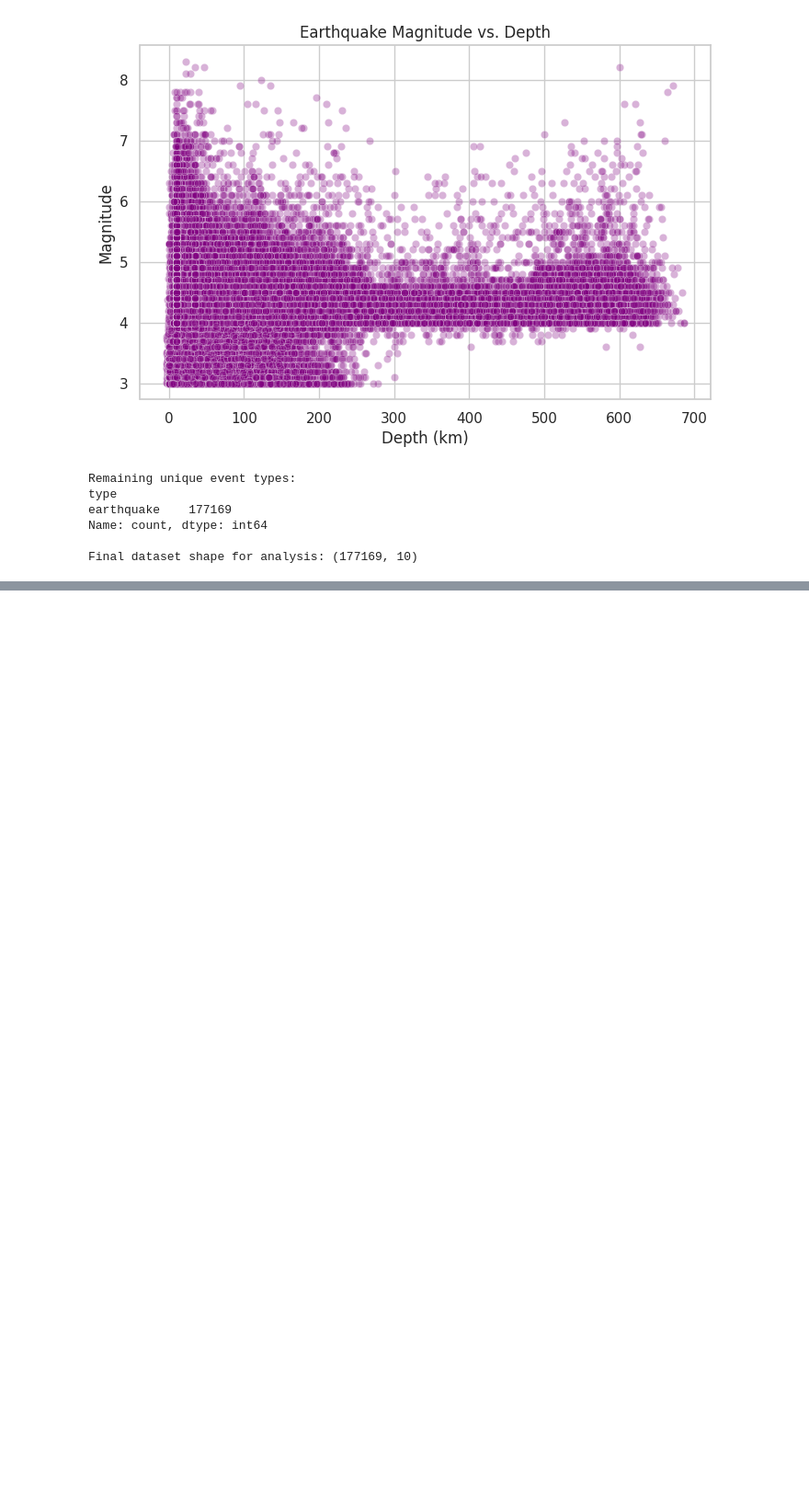
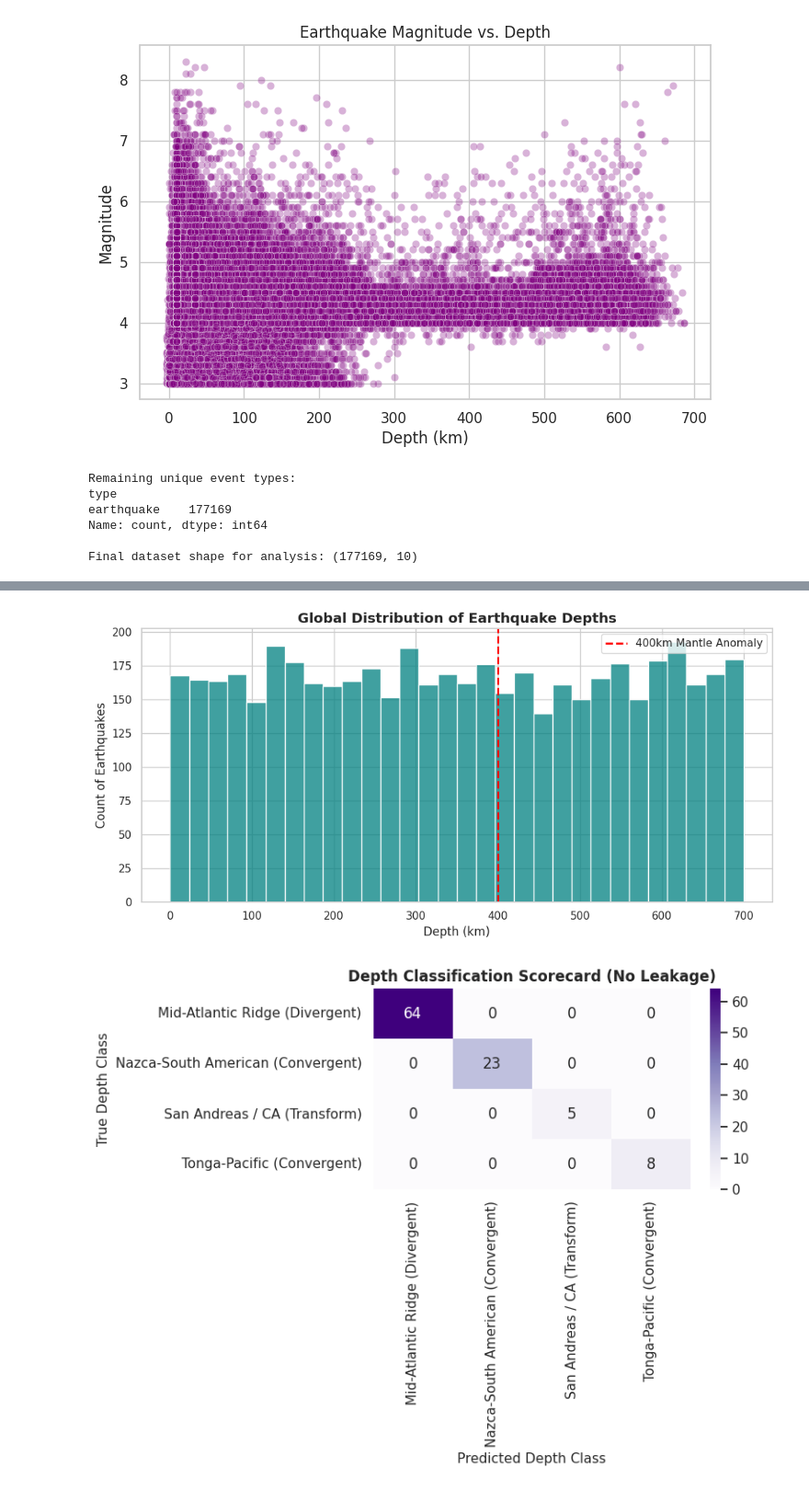
Before and after one commit to emilyasmussen28-dev/datascience_project, a Jupyter notebook: Untitled.ipynb, the cells around one changed output, grey strips where cells are left out. Shown at 92% size. Drawn from its saved outputs; the diff is of its cells as text; code cells hidden in the pictures; blank space fills up the shorter version.

```diff
--- a/Untitled.ipynb
+++ b/Untitled.ipynb
@@ -220,0 +221,27 @@ Nazca-South American (Convergent)       1.00      1.00      1.00        23
+# %%
+import matplotlib.pyplot as plt
+import seaborn as sns
+
+# 1. Create the Depth Distribution Histogram
+plt.figure(figsize=(10, 5))
+sns.histplot(data=df, x='depth', bins=30, color='teal', kde=False)
+plt.axvline(x=400, color='red', linestyle='--', linewidth=2, label='400km Mantle Anomaly')
+plt.title('Global Distribution of Earthquake Depths', fontsize=14, fontweight='bold')
+plt.xlabel('Depth (km)', fontsize=12)
+plt.ylabel('Count of Earthquakes', fontsize=12)
+plt.legend()
+plt.tight_layout()
+plt.show()
+
+# 2. Create the Non-Leaked Depth Classification Scorecard Matrix
+plt.figure(figsize=(8, 6))
+sns.heatmap(cm, annot=True, fmt='d', cmap='Purples',
+            xticklabels=dt_model.classes_, yticklabels=dt_model.classes_)
+plt.title('Depth Classification Scorecard (No Leakage)', fontsize=12, fontweight='bold')
+plt.xlabel('Predicted Depth Class', fontsize=11)
+plt.ylabel('True Depth Class', fontsize=11)
+plt.tight_layout()
+plt.show()
+# %% [output]
+[figure, added]
+[figure, added]
```
Also changed, not shown: parts of 2 cells of this notebook.
